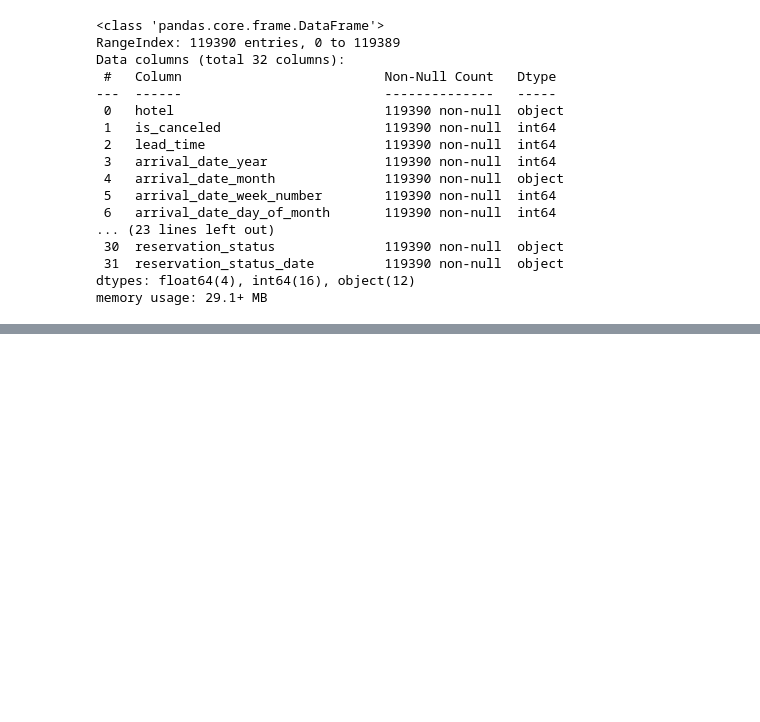
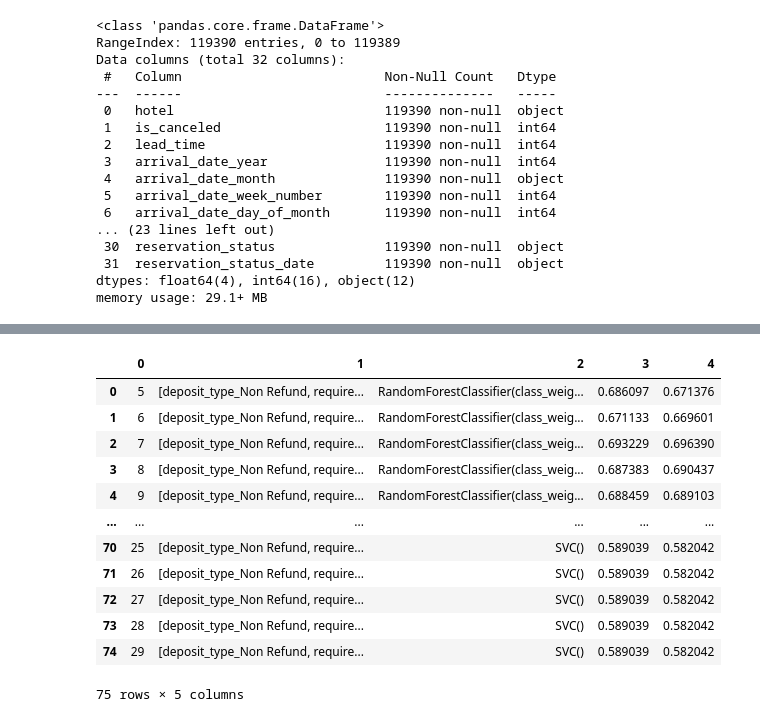
Before and after one commit to giannpan/Booking_cancelation, a Jupyter notebook: Untitled6.ipynb, the cells around one changed output, grey strips where cells are left out. Cells and saved outputs as stored; diff of their text form; code cells hidden in the pictures; blank space fills up the shorter version.

```diff
--- a/Untitled6.ipynb
+++ b/Untitled6.ipynb
@@ -65,0 +304,22 @@ replace Nulls with 0: company,agent
+# %%
+classifiers = [
+    RandomForestClassifier(class_weight='balanced'),
+    xgb.XGBClassifier(),
+    SVC()]
+# %%
+results = []
+for classifier in classifiers:
+    clas = classifier
+    for i in range(5,30):
+        lst = (mrmr_classif(X_train,y_train.values,K=i))
+        print(lst)
+        X_train_temp = X_train.loc[:,lst]
+        X_test_temp = X_test.loc[:,lst]
+        clas.fit(X_train_temp, y_train)
+        y_pred = classifier.predict(X_test_temp)
+        a = len(lst)
+        b = lst
+        c = str(classifier)
+        d = balanced_accuracy_score(y_test, y_pred)
+        e = f1_score(y_test, y_pred, average='macro')
+        results.append([a,b,c,d,e])
@@ -65,0 +340,18 @@ replace Nulls with 0: company,agent
+# %%
+res = pd.DataFrame(results)
+# %%
+res
+# %% [output]
+|  | 0 | 1 | 2 | 3 | 4 |
+| 0 | 5 | [deposit_type_Non Refund, require... | RandomForestClassifier(class_weig... | 0.686097 | 0.671376 |
+| 1 | 6 | [deposit_type_Non Refund, require... | RandomForestClassifier(class_weig... | 0.671133 | 0.669601 |
+| 2 | 7 | [deposit_type_Non Refund, require... | RandomForestClassifier(class_weig... | 0.693229 | 0.696390 |
+| 3 | 8 | [deposit_type_Non Refund, require... | RandomForestClassifier(class_weig... | 0.687383 | 0.690437 |
+| 4 | 9 | [deposit_type_Non Refund, require... | RandomForestClassifier(class_weig... | 0.688459 | 0.689103 |
+| ... | ... | ... | ... | ... | ... |
+| 70 | 25 | [deposit_type_Non Refund, require... | SVC() | 0.589039 | 0.582042 |
+| 71 | 26 | [deposit_type_Non Refund, require... | SVC() | 0.589039 | 0.582042 |
+| 72 | 27 | [deposit_type_Non Refund, require... | SVC() | 0.589039 | 0.582042 |
+| 73 | 28 | [deposit_type_Non Refund, require... | SVC() | 0.589039 | 0.582042 |
+| 74 | 29 | [deposit_type_Non Refund, require... | SVC() | 0.589039 | 0.582042 |
+75 rows × 5 columns
```
Also changed, not shown: parts of 43 cells of this notebook.
